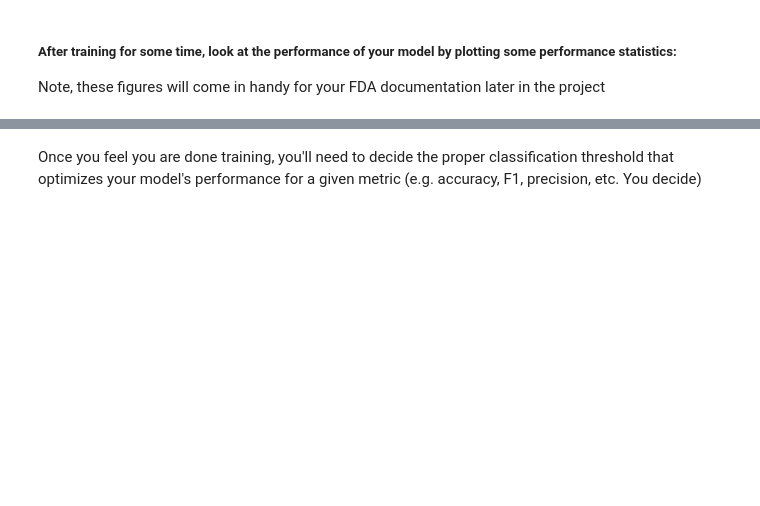
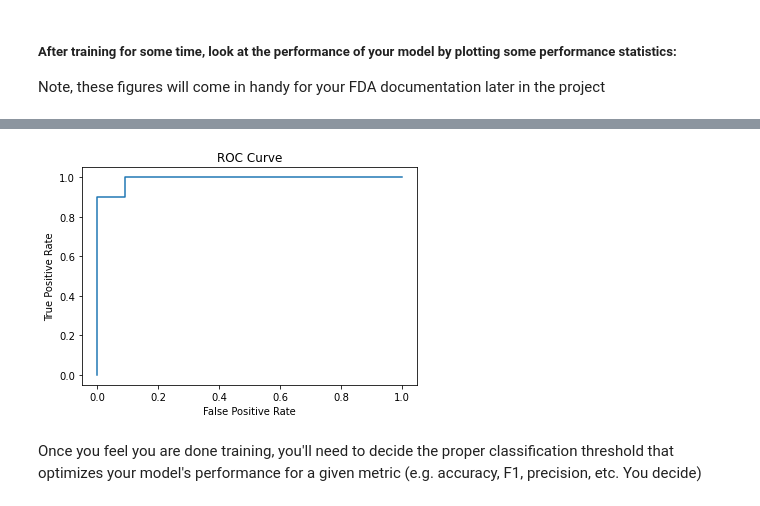
Before and after one commit to ShyamPanj/Pneumonia_Detector, a Jupyter notebook: Build and train model.ipynb, the cells around one changed output, grey strips where cells are left out. Saved outputs shown, nothing was run; the diff lists cells and outputs as text; code cells hidden in the pictures; blank space fills up the shorter version.

```diff
--- a/Build and train model.ipynb
+++ b/Build and train model.ipynb
@@ -420,5 +357,5 @@ Note, these figures will come in handy for your FDA documentation later in the p
 ## After training, make some predictions to assess your model's overall performance
 ## Note that detecting pneumonia is hard even for trained expert radiologists,
 ## so there is no need to make the model perfect.
-my_model.load_weights(weight_path)
+new_model.load_weights(weight_path)
 pred_Y = new_model.predict(valX, batch_size = 32, verbose = True)
@@ -453,3 +409,8 @@ def plot_history(history):
+# %%
+# Printing ROC Curve
+tpr,fpr,threshold=plot_auc(valY, pred_Y)
+# %% [output]
+[figure, added]
 # %% [markdown]
 Once you feel you are done training, you'll need to decide the proper classification threshold that optimizes your model's performance for a given metric (e.g. accuracy, F1, precision, etc.  You decide)
 # %%
```
Also changed, not shown: parts of 20 cells of this notebook.
